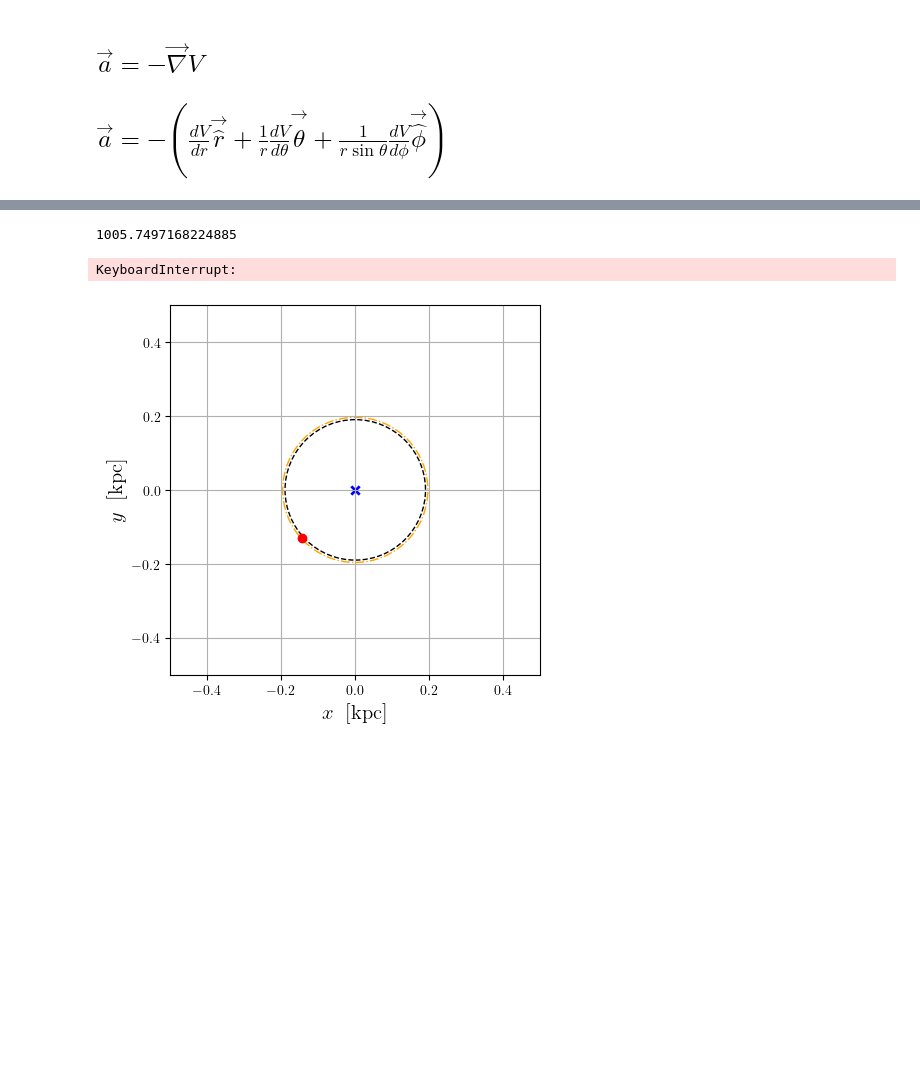
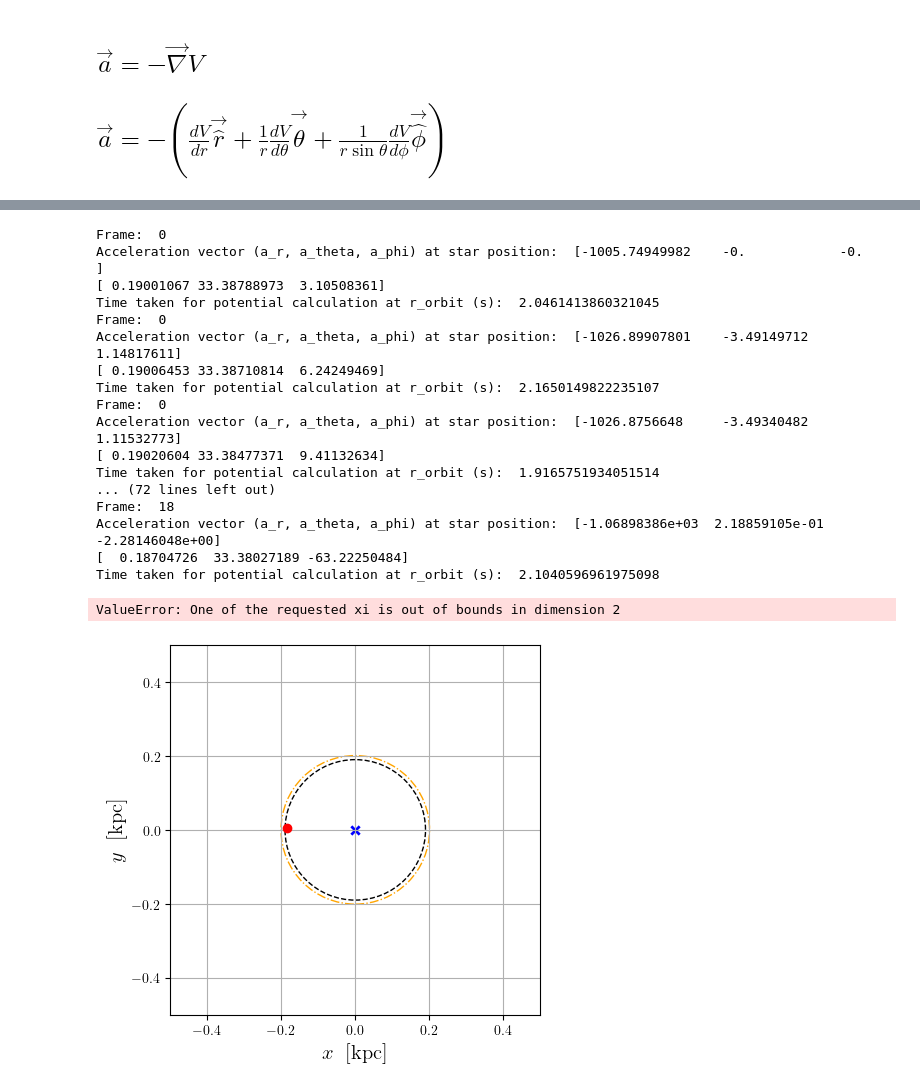
Before and after one commit to jdarne22/jaxsp, a Jupyter notebook: Adding_stellar_masses/Stellar_simulation_t_dep.ipynb, the cells around one changed output, grey strips where cells are left out. Cells and saved outputs as stored; diff of their text form; code cells hidden in the pictures; blank space fills up the shorter version.

```diff
--- a/Adding_stellar_masses/Stellar_simulation_t_dep.ipynb
+++ b/Adding_stellar_masses/Stellar_simulation_t_dep.ipynb
@@ -244,11 +240,12 @@ total_evolve_time = 5 * u.from_Gyr
 num_steps = 10000
 dt = total_evolve_time / num_steps
 
-rho_rtp, rho_psi_time_stepped, radial_eigen_functions, radial_eigen_function_time_stepped, theta, phi, dtheta, dphi = SSF.Calculating_rho_from_psi_3d(r, eigenstate_lib, wavefunction_params, dt, eval_library)
+rho_rtp, rho_psi_time_stepped, radial_eigen_functions, radial_eigen_function_time_stepped, theta, phi, dtheta, dphi, Y_lms = SSF.Calculating_rho_from_psi_3d(r, eigenstate_lib, wavefunction_params, dt, eval_library)
 
 plt.plot(r * u.to_Kpc, radial_eigen_functions**2, lw=0.5)
 plt.xlabel(r"$r \;\;\mathrm{[kpc]}$", fontsize=15)
 plt.ylabel(r"$R_{j}(r)^2 \;\;\mathrm{[kpc^{-1}]}$", fontsize=15)
+plt.title('Wavefunctions at t = 0')
 plt.xscale("log")
 plt.yscale("log")
 plt.ylim([1e-15, 1e5])
@@ -256,6 +253,7 @@ plt.xlim([rmin * u.to_Kpc, rmax * u.to_Kpc])
 plt.show()
 
 plt.plot(r * u.to_Kpc, radial_eigen_function_time_stepped**2, lw=0.5)
+plt.title('Wavefunctions at t = dt')
 plt.xlabel(r"$r \;\;\mathrm{[kpc]}$", fontsize=15)
 plt.ylabel(r"$R_{j}(r)^2 \;\;\mathrm{[kpc^{-1}]}$", fontsize=15)
 plt.xscale("log")
@@ -496,24 +631,49 @@ print(final_r* u.to_Kpc)
 # %%
+importlib.reload(SSF)
+
 
 total_evolve_time = 10 * u.from_Gyr
 num_steps = 1000
 dt = total_evolve_time / num_steps
+num_steps = 300
 
 r = jnp.logspace(jnp.log10(rmin), jnp.log10(rmax), 1000)
 
 r_orbit = 0.19 * u.from_Kpc
 init_pos = np.array([r_orbit, 0, 0]) #Starting as position (r_vir, 0, 0) = (x, y, z)
 
-acc_mag = SSF.Find_acc_mag_from_Phi(r, Phi_psi, r_orbit)
-
-print(acc_mag)
-
 init_vel = np.sqrt(acc_mag * r_orbit) * np.array([0, 1, 0]) #Circular orbit velocity
 
-ani = SSF.Make_animation_t_dep(r_orbit, init_pos, init_vel, dt, num_steps, acc_mag, r, eigen_energies, l, radial_eigen_functions, aj, total_mass, rmin, rmax)
+eigen_energies = eigenstate_lib.radial_eigenmode_params.E  # shape (Nj,)
+total_mass = wavefunction_params.total_mass
+R_j_r = eval_library(r, eigenstate_lib.radial_eigenmode_params)
+l = eigenstate_lib.radial_eigenmode_params.l
+
+aj_2 = wavefunction_params.aj_2        # shape (Nj,)
+rand_phase = jax.random.uniform(jax.random.PRNGKey(0), shape=aj_2.shape, minval=0.0, maxval=2 * jnp.pi,)
+aj = np.sqrt(aj_2) * np.exp(1j * rand_phase)  # shape (Nj,)
+
+
+ani = SSF.Make_animation_t_dep_3d(r_orbit, init_pos, init_vel, dt, num_steps, r, eigen_energies, l, R_j_r, aj, total_mass, Y_lms, Phi_psi)
 
 HTML(ani.to_jshtml())
 # %% [output]
-1005.7497168224885
+Frame:  0
+Acceleration vector (a_r, a_theta, a_phi) at star position:  [-1005.74949982    -0.            -0.        ]
+[ 0.19001067 33.38788973  3.10508361]
+Time taken for potential calculation at r_orbit (s):  2.0461413860321045
+Frame:  0
+Acceleration vector (a_r, a_theta, a_phi) at star position:  [-1026.89907801    -3.49149712     1.14817611]
+[ 0.19006453 33.38710814  6.24249469]
+Time taken for potential calculation at r_orbit (s):  2.1650149822235107
+Frame:  0
+Acceleration vector (a_r, a_theta, a_phi) at star position:  [-1026.8756648     -3.49340482     1.11532773]
+[ 0.19020604 33.38477371  9.41132634]
+Time taken for potential calculation at r_orbit (s):  1.9165751934051514
+... (72 lines left out)
+Frame:  18
+Acceleration vector (a_r, a_theta, a_phi) at star position:  [-1.06898386e+03  2.18859105e-01 -2.28146048e+00]
+[  0.18704726  33.38027189 -63.22250484]
+Time taken for potential calculation at r_orbit (s):  2.1040596961975098
-KeyboardInterrupt:
+ValueError: One of the requested xi is out of bounds in dimension 2
-[figure, old version]
+[figure, new version]
```
Also changed, not shown: parts of 29 cells of this notebook, 7 other files.
